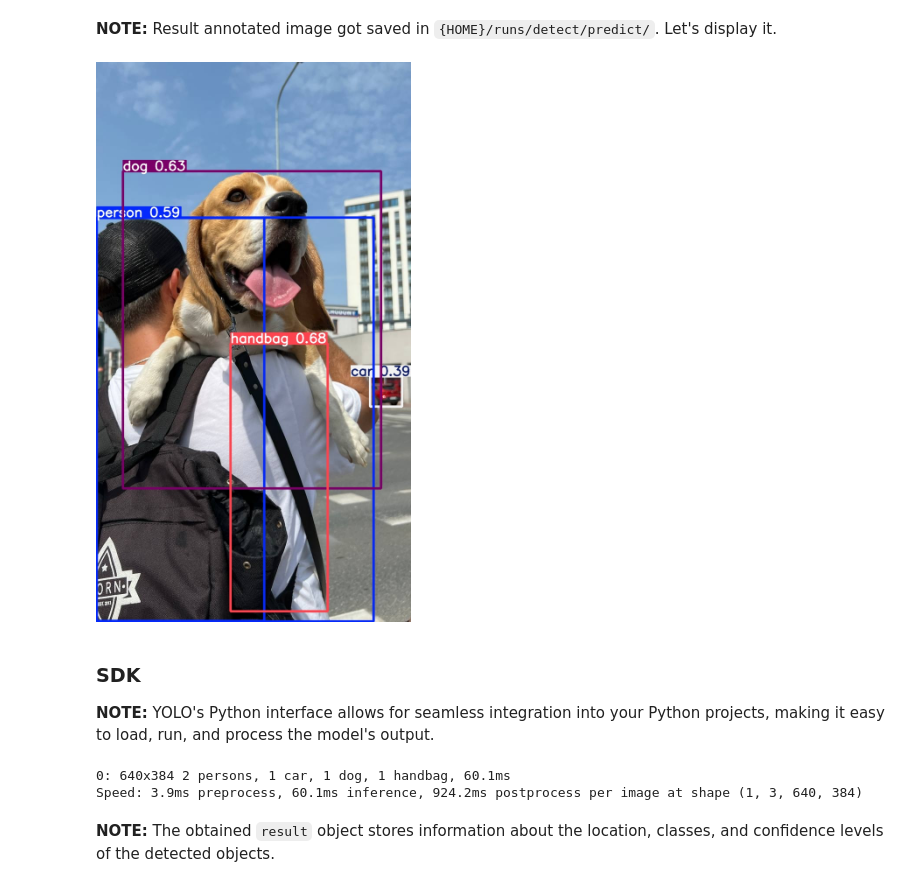
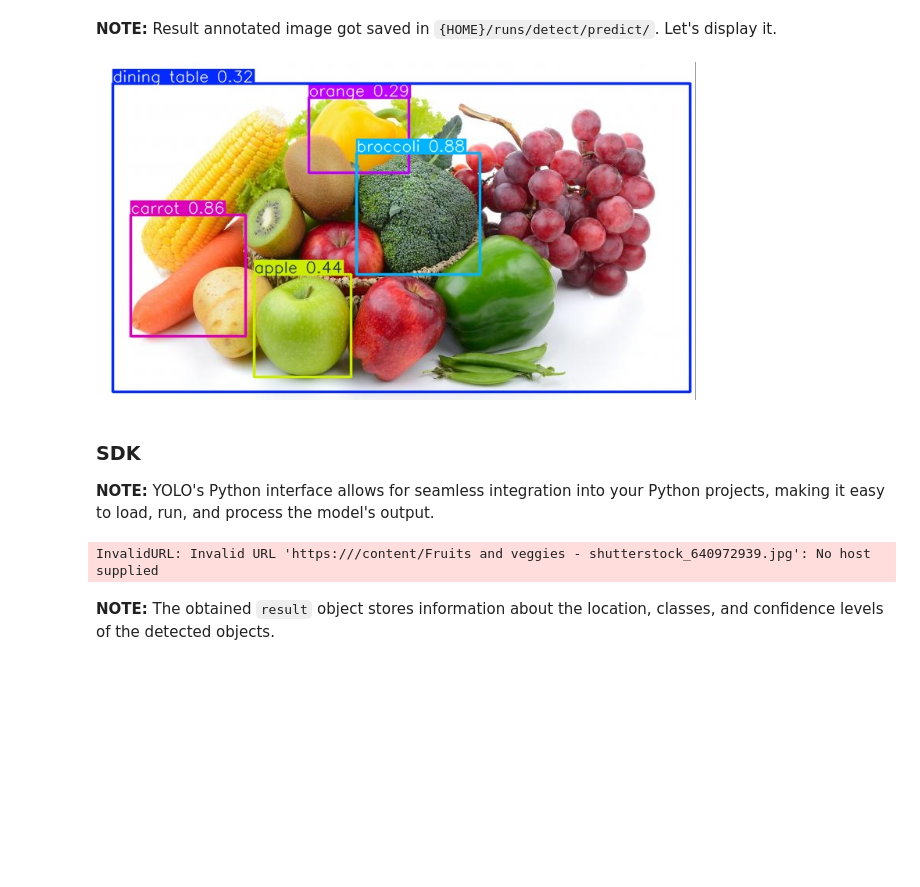
Before and after one commit to olynsn15/AI, a Jupyter notebook: notebooks/train-yolo11-object-detection-on-custom-dataset.ipynb, the cells around one changed output. Saved outputs shown, nothing was run; the diff lists cells and outputs as text; code cells hidden in the pictures; blank space fills up the shorter version.

```diff
--- a/notebooks/train-yolo11-object-detection-on-custom-dataset.ipynb
+++ b/notebooks/train-yolo11-object-detection-on-custom-dataset.ipynb
@@ -94,9 +84,9 @@ Results saved to runs/detect/predict
 # %%
 from IPython.display import Image as IPyImage
 
-IPyImage(filename=f'{HOME}/runs/detect/predict/dog.jpeg', width=600)
+IPyImage(filename=f'{HOME}/runs/detect/predict3/Fruits and veggies - shutterstock_640972939.jpg', width=600)
 # %% [output]
-[figure, old version]
+[figure, new version]
 # %% [markdown]
 ### SDK
 
@@ -107,11 +97,10 @@ from PIL import Image
 import requests
 
 model = YOLO('yolo11n.pt')
-image = Image.open(requests.get('https://media.roboflow.com/notebooks/examples/dog.jpeg', stream=True).raw)
+image = Image.open(requests.get('https:///content/Fruits and veggies - shutterstock_640972939.jpg', stream=True).raw)
 result = model.predict(image, conf=0.25)[0]
 # %% [output]
-0: 640x384 2 persons, 1 car, 1 dog, 1 handbag, 60.1ms
-Speed: 3.9ms preprocess, 60.1ms inference, 924.2ms postprocess per image at shape (1, 3, 640, 384)
+InvalidURL: Invalid URL 'https:///content/Fruits and veggies - shutterstock_640972939.jpg': No host supplied
 # %% [markdown]
 **NOTE:** The obtained `result` object stores information about the location, classes, and confidence levels of the detected objects.
 # %%
```
Also changed, not shown: parts of 7 cells of this notebook.
